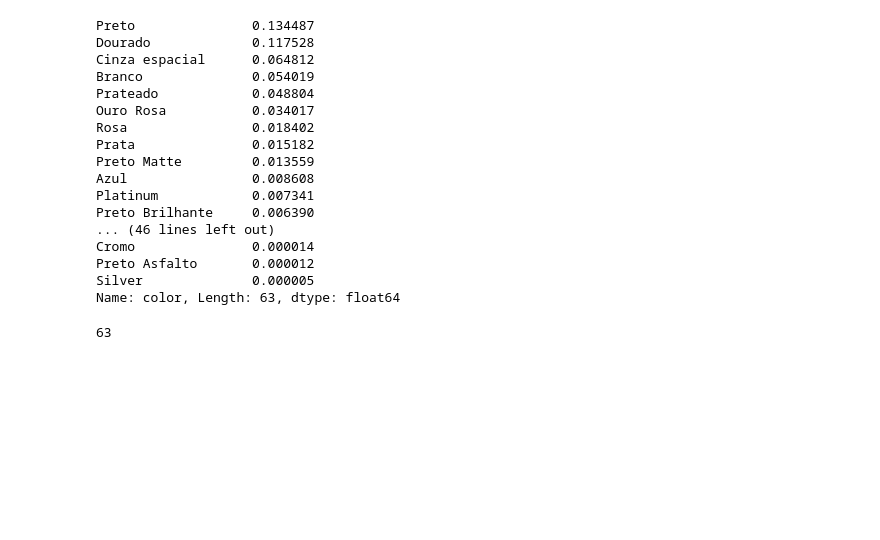
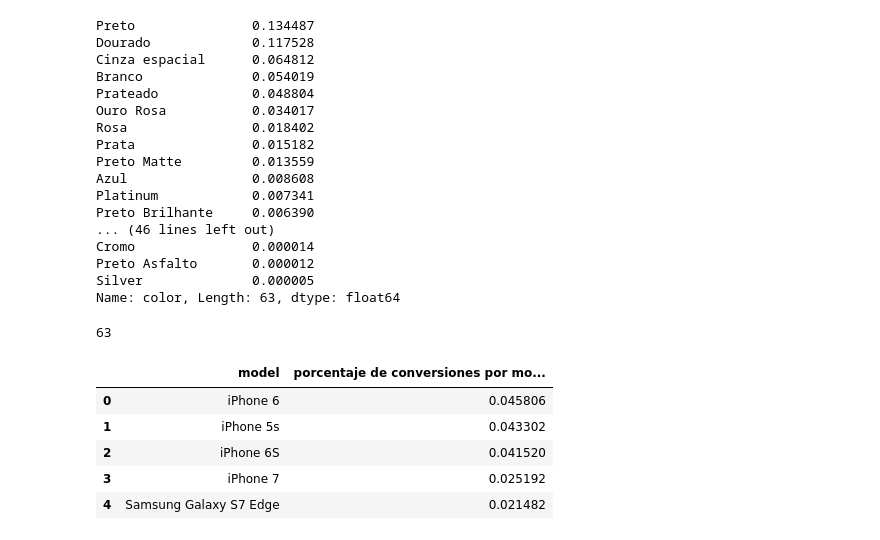
Before and after one commit to Blaz77/DatosReloaded, a Jupyter notebook: TP2/Resolucion.ipynb, the cells around one changed output. Cells and saved outputs as stored; diff of their text form; code cells hidden in the pictures; blank space fills up the shorter version.

```diff
--- a/TP2/Resolucion.ipynb
+++ b/TP2/Resolucion.ipynb
@@ -186,3 +186,6 @@ convertions.rename({'index':'person'}, axis = 1, inplace = True)
 train_set = train_set.merge(convertions, on = 'person',how= 'left')
 # %%
 train_set['convertions'] = train_set['convertions'].fillna(0)
+# %%
+#Convierto los modelos de cel a sus valores segun la cantidad de conversiones sobre el total
+models = pd.DataFrame(events_data['model'])
@@ -188,0 +196,10 @@ train_set['convertions'] = train_set['convertions'].fillna(0)
+# %%
+models_convertions.rename({'index':'model', 'model':'porcentaje de conversiones por modelos'}, axis = 1, inplace = True)
+models_convertions.head()
+# %% [output]
+|  | model | porcentaje de conversiones por mo... |
+| 0 | iPhone 6 | 0.045806 |
+| 1 | iPhone 5s | 0.043302 |
+| 2 | iPhone 6S | 0.041520 |
+| 3 | iPhone 7 | 0.025192 |
+| 4 | Samsung Galaxy S7 Edge | 0.021482 |
```
Also changed, not shown: parts of 5 cells of this notebook.
